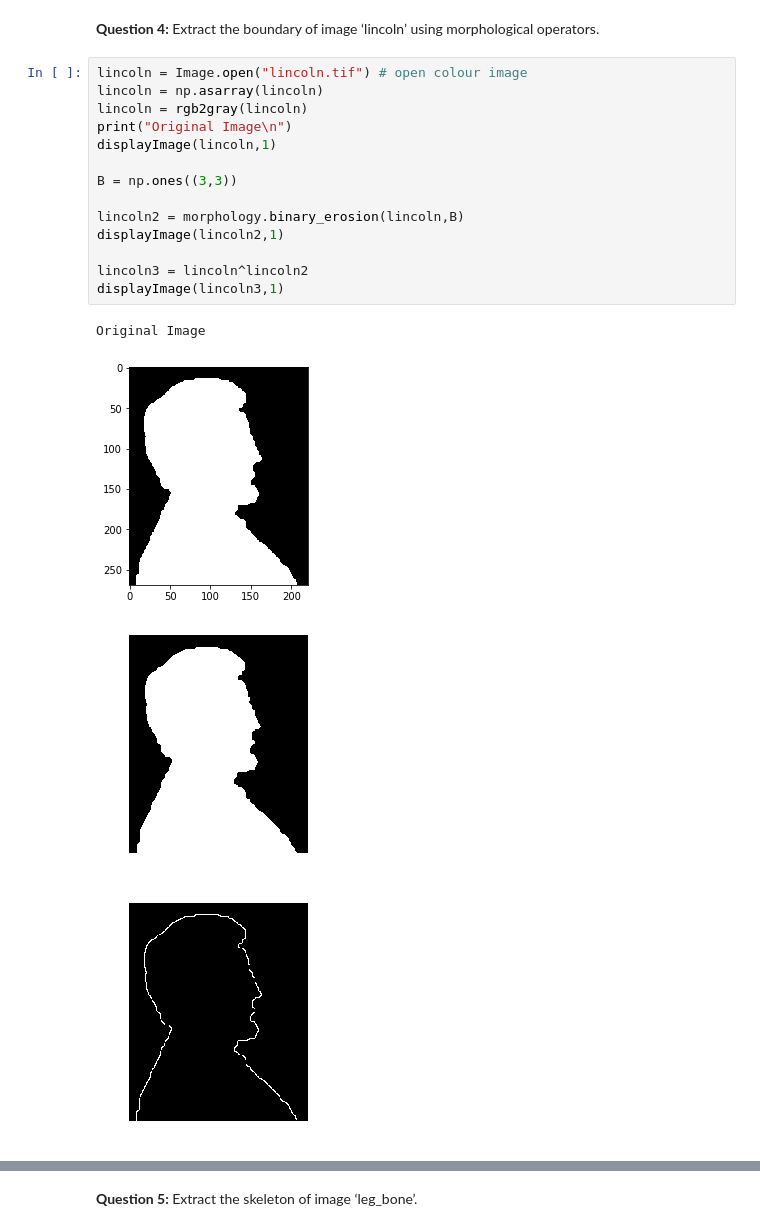
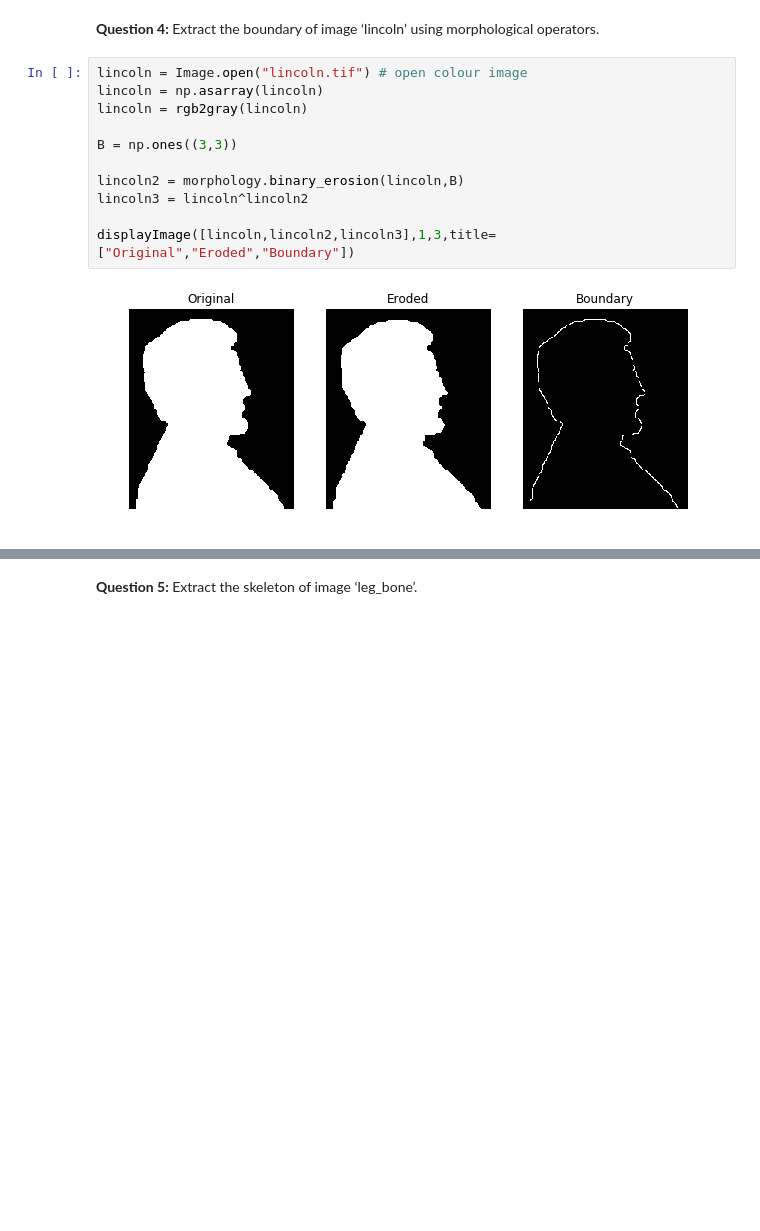
Before and after one commit to arcticNeemie/schoolwork, a Jupyter notebook: COMS/Honours/Digital Image Processing/Lab 5/Lab 5.ipynb, the cells around one changed output, grey strips where cells are left out. Drawn from its saved outputs; the diff is of its cells as text; blank space fills up the shorter version.

```diff
--- a/COMS/Honours/Digital Image Processing/Lab 5/Lab 5.ipynb
+++ b/COMS/Honours/Digital Image Processing/Lab 5/Lab 5.ipynb
@@ -154,19 +147,13 @@ Opening and Closing with Diamond
 # %%
 lincoln = Image.open("lincoln.tif") # open colour image
 lincoln = np.asarray(lincoln)
 lincoln = rgb2gray(lincoln)
-print("Original Image\n")
-displayImage(lincoln,1)
 
 B = np.ones((3,3))
 
 lincoln2 = morphology.binary_erosion(lincoln,B)
-displayImage(lincoln2,1)
+lincoln3 = lincoln^lincoln2
 
-lincoln3 = lincoln^lincoln2
-displayImage(lincoln3,1)
+displayImage([lincoln,lincoln2,lincoln3],1,3,title=["Original","Eroded","Boundary"])
 # %% [output]
-Original Image
-[figure, old version]
+[figure, new version]
-[figure, removed]
-[figure, removed]
```
Also changed, not shown: parts of 10 cells of this notebook.
